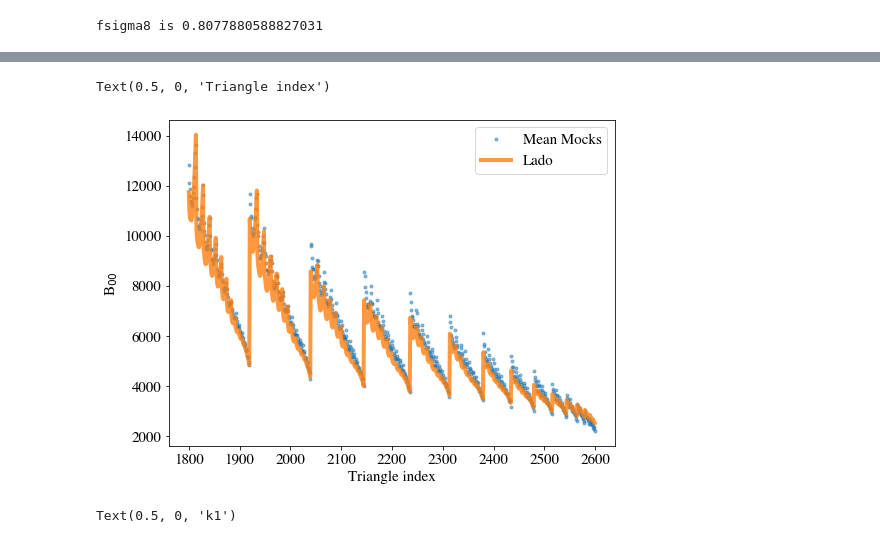
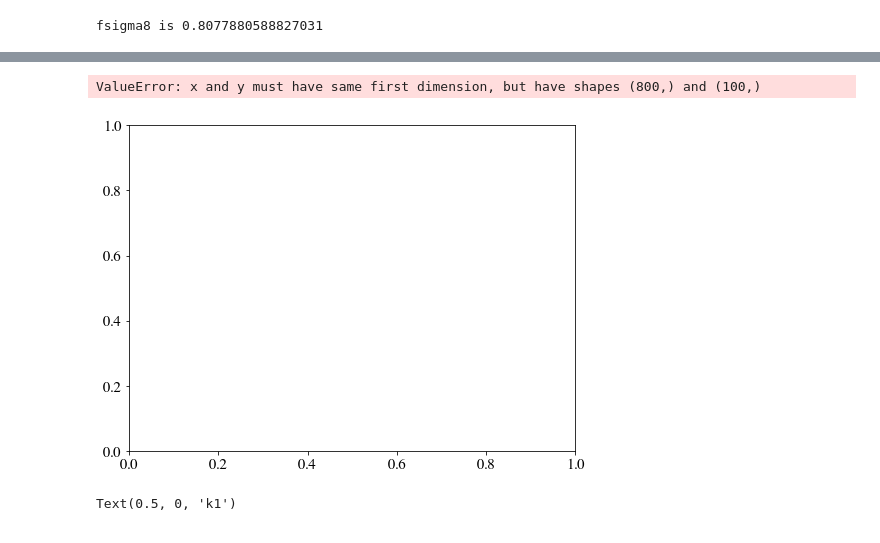
Before and after one commit to mehdirezaie/bispectrum, a Jupyter notebook: template.ipynb, the cells around one changed output, grey strips where cells are left out. Cells and saved outputs as stored; diff of their text form; code cells hidden in the pictures.

```diff
--- a/template.ipynb
+++ b/template.ipynb
@@ -87,6 +102,6 @@ res_mock = minimize(loss, [1.2, 1.3, 1.1, 0.1, 0.02], method='Powell', args=(pk_
 # %%
-# Y00=np.sqrt(1/np.pi)
-# b00_jay = np.array(Bi0(k1, k2, k3, *res.x, pk_1d))/Y00
-b00_lado = tree_level_b00(k1, k2, k3, *res.x, pk_1d)
-b00_lado_mock = tree_level_b00(k1, k2, k3, *res_mock.x, pk_1d_mock)
-b00_lado_s = tree_level_b00(k1, k2, k3, *res.x, pknow_1d)
+# # Y00=np.sqrt(1/np.pi)
+# b00_jay = np.array(Bi0(k1, k2, k3, *res.x, pk_1d))
+# b00_lado = tree_level_b00(k1, k2, k3, *res.x, pk_1d)
+# # b00_lado_mock = tree_level_b00(k1, k2, k3, *res_mock.x, pk_1d_mock)
+# b00_lado_s = tree_level_b00(k1, k2, k3, *res.x, pknow_1d)
@@ -121,16 +143,16 @@ Text(0.5, 0, 'Triangle index')
 # %%
 plt.figure(figsize=(8, 6))
 plt.plot(np.arange(1800, 2600), b_obs[1800:], label='Mean Mocks', marker='.', ls='None', alpha=0.5)
 plt.plot(np.arange(1800, 2600), b00_lado[1800:], label='Lado', lw=4, alpha=0.8)
-# plt.plot(b00_jay, label='Jayashree', ls='-', alpha=0.6)
+plt.plot(b00_jay, label='Jayashree', ls='-', alpha=0.6)
 
 # plt.semilogy()
 plt.legend()
 plt.ylabel(r'B$_{00}$')
 plt.xlabel('Triangle index')
 # %% [output]
-Text(0.5, 0, 'Triangle index')
+ValueError: x and y must have same first dimension, but have shapes (800,) and (100,)
-[figure, old version]
+[figure, new version]
 # %%
 plt.scatter(bs.k[:, 0], b00_lado/b00_lado_s)
 plt.xlabel('k1')
```
Also changed, not shown: parts of 24 cells of this notebook, 2 other files.
